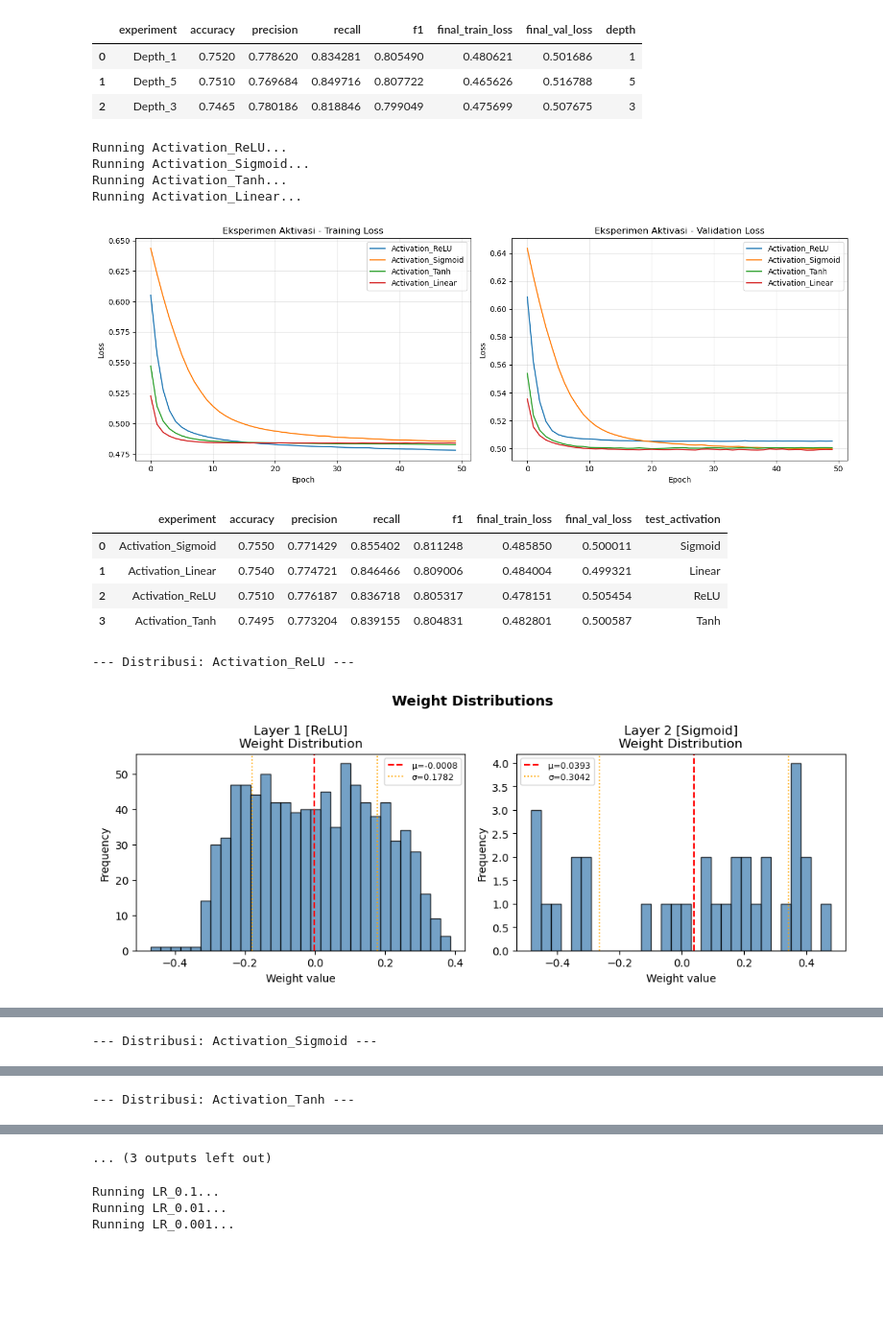
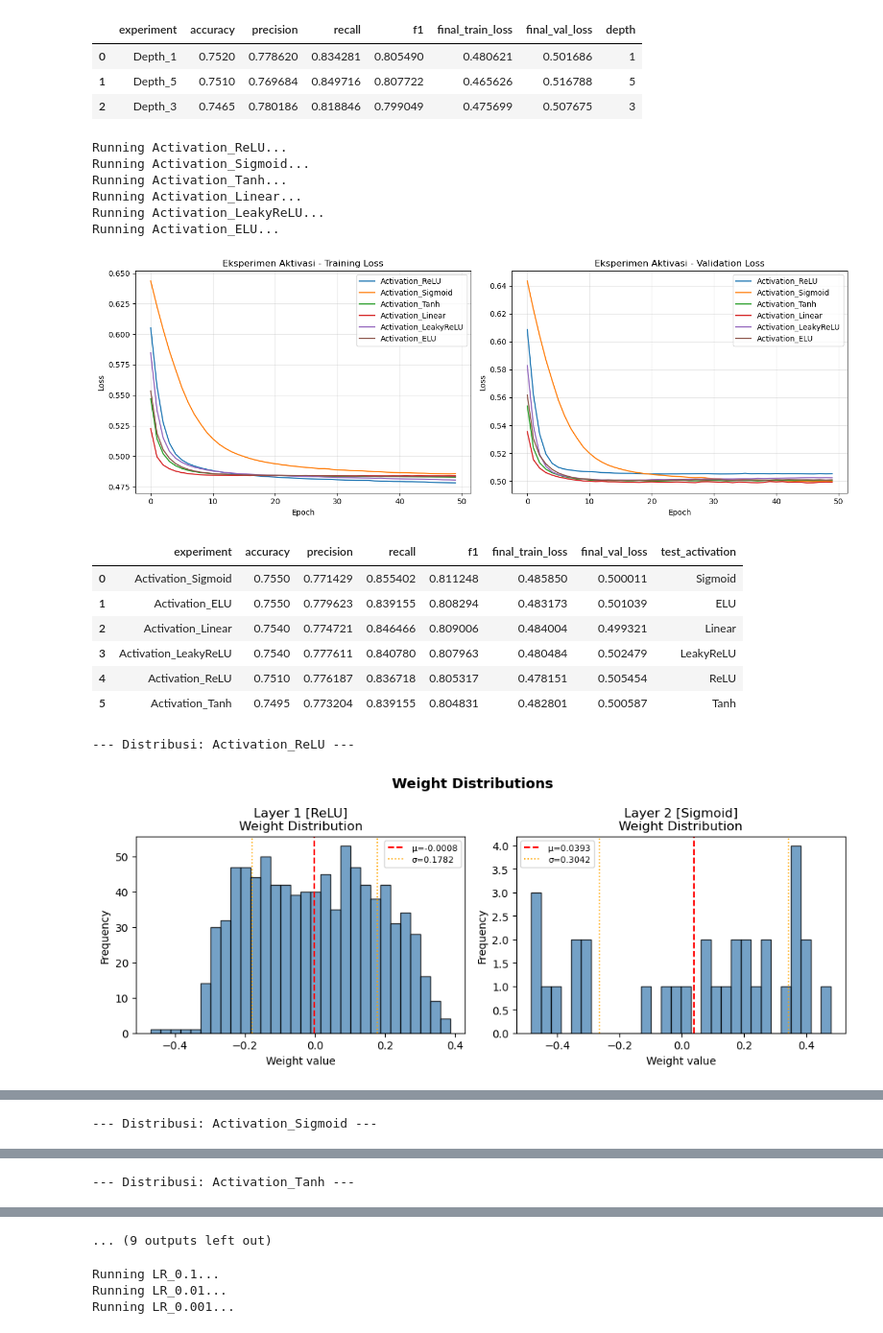
Before and after one commit to sbimasena/Feedforward-Neural-Network_MajangLu, a Jupyter notebook: src/pipeline.ipynb, the cells around one changed output, grey strips where cells are left out. Shown at 96% size. Cells and saved outputs as stored; diff of their text form; code cells hidden in the pictures; blank space fills up the shorter version.

```diff
--- a/src/pipeline.ipynb
+++ b/src/pipeline.ipynb
@@ -168,28 +168,32 @@ Running Depth_5...
 | 2 | Depth_3 | 0.7465 | 0.780186 | 0.818846 | 0.799049 | 0.475699 | 0.507675 | 3 |
 # %%
 act_results = {}
-options = {"ReLU": ReLU(), "Sigmoid": Sigmoid(), "Tanh": Tanh(), "Linear": Linear()}
+options = {"ReLU": ReLU(), "Sigmoid": Sigmoid(), "Tanh": Tanh(), "Linear": Linear(), "LeakyReLU": LeakyReLU(), "ELU": ELU()}
 
 for idx, (act_name, act_obj) in enumerate(options.items()):
     name = f"Activation_{act_name}"
     exp_seed = SEED + 300 + idx
     model = build_network([X_train.shape[1], 32, 1], activations=[act_obj], seed=exp_seed)
     act_results[name] = run_experiment(name, model, epochs=50, lr=0.01, seed=exp_seed, test_activation=act_name)
 
 plot_history_collection(act_results, "Eksperimen Aktivasi")
 display(results_to_dataframe(act_results))
 show_distributions(act_results)
 # %% [output]
 Running Activation_ReLU...
 Running Activation_Sigmoid...
 Running Activation_Tanh...
 Running Activation_Linear...
+Running Activation_LeakyReLU...
+Running Activation_ELU...
-[figure, old version]
+[figure, new version]
 |  | experiment | accuracy | precision | recall | f1 | final_train_loss | final_val_loss | test_activation |
 | 0 | Activation_Sigmoid | 0.7550 | 0.771429 | 0.855402 | 0.811248 | 0.485850 | 0.500011 | Sigmoid |
-| 1 | Activation_Linear | 0.7540 | 0.774721 | 0.846466 | 0.809006 | 0.484004 | 0.499321 | Linear |
-| 2 | Activation_ReLU | 0.7510 | 0.776187 | 0.836718 | 0.805317 | 0.478151 | 0.505454 | ReLU |
-| 3 | Activation_Tanh | 0.7495 | 0.773204 | 0.839155 | 0.804831 | 0.482801 | 0.500587 | Tanh |
+| 1 | Activation_ELU | 0.7550 | 0.779623 | 0.839155 | 0.808294 | 0.483173 | 0.501039 | ELU |
+| 2 | Activation_Linear | 0.7540 | 0.774721 | 0.846466 | 0.809006 | 0.484004 | 0.499321 | Linear |
+| 3 | Activation_LeakyReLU | 0.7540 | 0.777611 | 0.840780 | 0.807963 | 0.480484 | 0.502479 | LeakyReLU |
+| 4 | Activation_ReLU | 0.7510 | 0.776187 | 0.836718 | 0.805317 | 0.478151 | 0.505454 | ReLU |
+| 5 | Activation_Tanh | 0.7495 | 0.773204 | 0.839155 | 0.804831 | 0.482801 | 0.500587 | Tanh |
 --- Distribusi: Activation_ReLU ---
 [figure]
 [figure]
@@ -199,7 +203,7 @@ Running Activation_Linear...
 --- Distribusi: Activation_Tanh ---
 [figure]
 [figure]
-... (3 outputs left out)
+... (9 outputs left out)
 # %%
 lr_results = {}
 learning_rates = [0.1, 0.01, 0.001]
```
Also changed, not shown: parts of 2 cells of this notebook.
